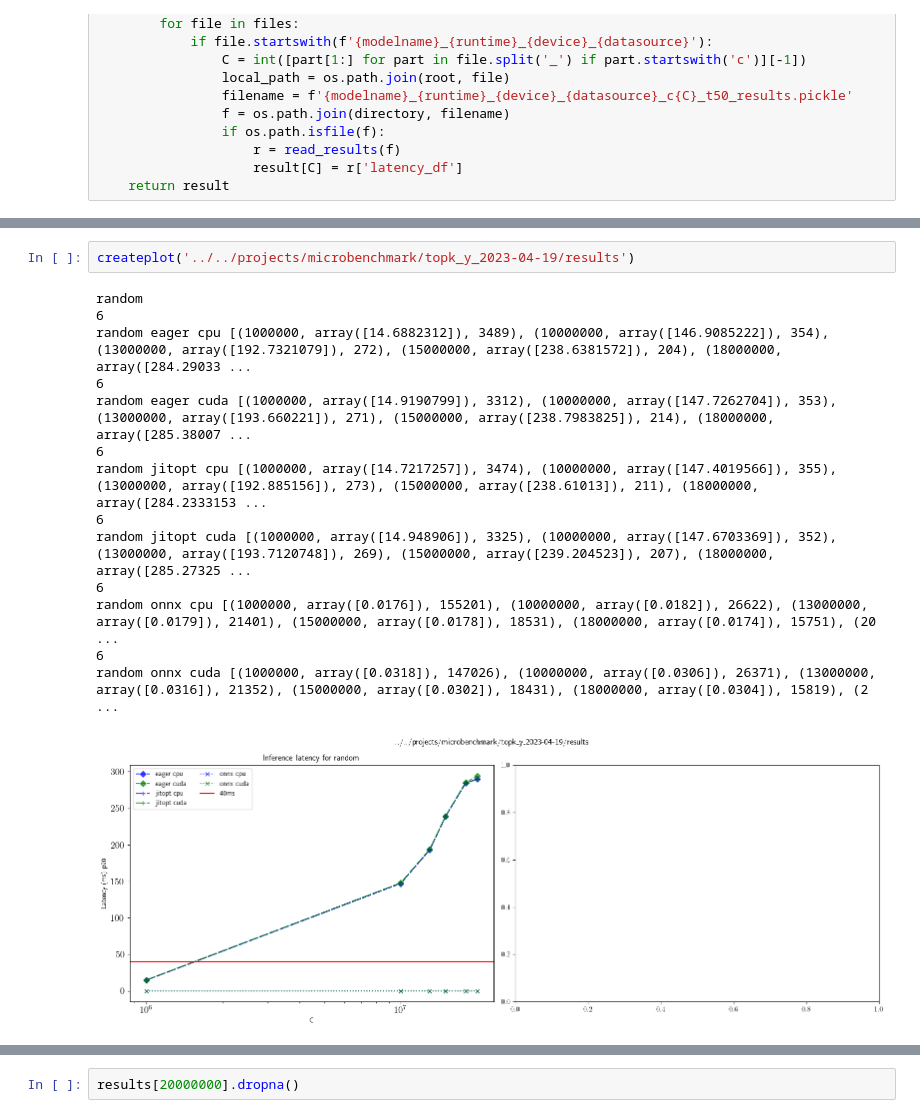
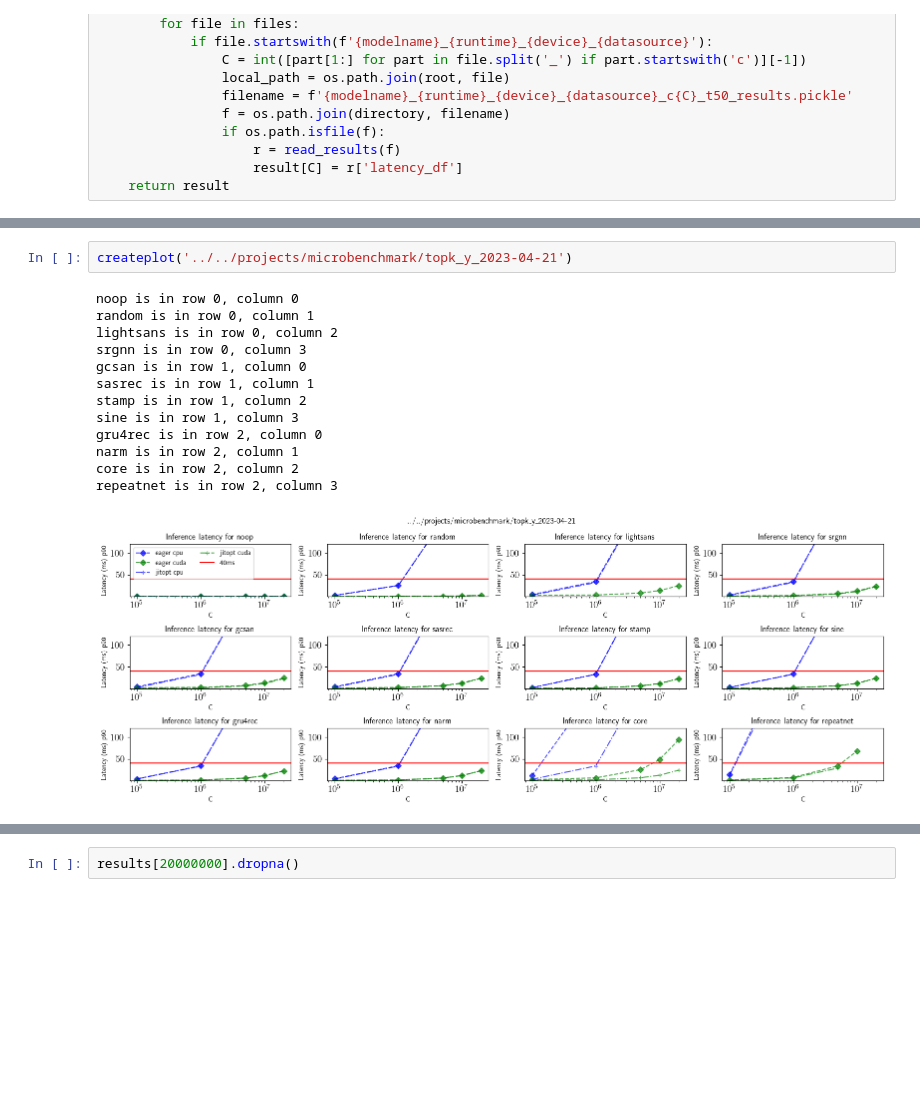
Before and after one commit to bkersbergen/etudelib, a Jupyter notebook: notebooks/300_benchmarking/Microbenchmark results with and without topk.ipynb, the cells around one changed output, grey strips where cells are left out. Cells and saved outputs as stored; diff of their text form; blank space fills up the shorter version.

Commit message:
- Microbenchmark

```diff
--- a/notebooks/300_benchmarking/Microbenchmark results with and without topk.ipynb
+++ b/notebooks/300_benchmarking/Microbenchmark results with and without topk.ipynb
@@ -160,19 +113,18 @@ def createplot(directory: str):
     plt.savefig(f'sbr_models_{datasource}.pdf', bbox_inches='tight')
     plt.show()  # display the figure
 # %%
-createplot('../../projects/microbenchmark/topk_y_2023-04-19/results')
+createplot('../../projects/microbenchmark/topk_y_2023-04-21')
 # %% [output]
-random
-6
-random eager cpu [(1000000, array([14.6882312]), 3489), (10000000, array([146.9085222]), 354), (13000000, array([192.7321079]), 272), (15000000, array([238.6381572]), 204), (18000000, array([284.29033 ...
-6
-random eager cuda [(1000000, array([14.9190799]), 3312), (10000000, array([147.7262704]), 353), (13000000, array([193.660221]), 271), (15000000, array([238.7983825]), 214), (18000000, array([285.38007 ...
-6
-random jitopt cpu [(1000000, array([14.7217257]), 3474), (10000000, array([147.4019566]), 355), (13000000, array([192.885156]), 273), (15000000, array([238.61013]), 211), (18000000, array([284.2333153 ...
-6
-random jitopt cuda [(1000000, array([14.948906]), 3325), (10000000, array([147.6703369]), 352), (13000000, array([193.7120748]), 269), (15000000, array([239.204523]), 207), (18000000, array([285.27325 ...
-6
-random onnx cpu [(1000000, array([0.0176]), 155201), (10000000, array([0.0182]), 26622), (13000000, array([0.0179]), 21401), (15000000, array([0.0178]), 18531), (18000000, array([0.0174]), 15751), (20 ...
-6
-random onnx cuda [(1000000, array([0.0318]), 147026), (10000000, array([0.0306]), 26371), (13000000, array([0.0316]), 21352), (15000000, array([0.0302]), 18431), (18000000, array([0.0304]), 15819), (2 ...
+noop is in row 0, column 0
+random is in row 0, column 1
+lightsans is in row 0, column 2
+srgnn is in row 0, column 3
+gcsan is in row 1, column 0
+sasrec is in row 1, column 1
+stamp is in row 1, column 2
+sine is in row 1, column 3
+gru4rec is in row 2, column 0
+narm is in row 2, column 1
+core is in row 2, column 2
+repeatnet is in row 2, column 3
-[figure, old version]
+[figure, new version]
```
Also changed, not shown: parts of 6 cells of this notebook, 2 other files.
